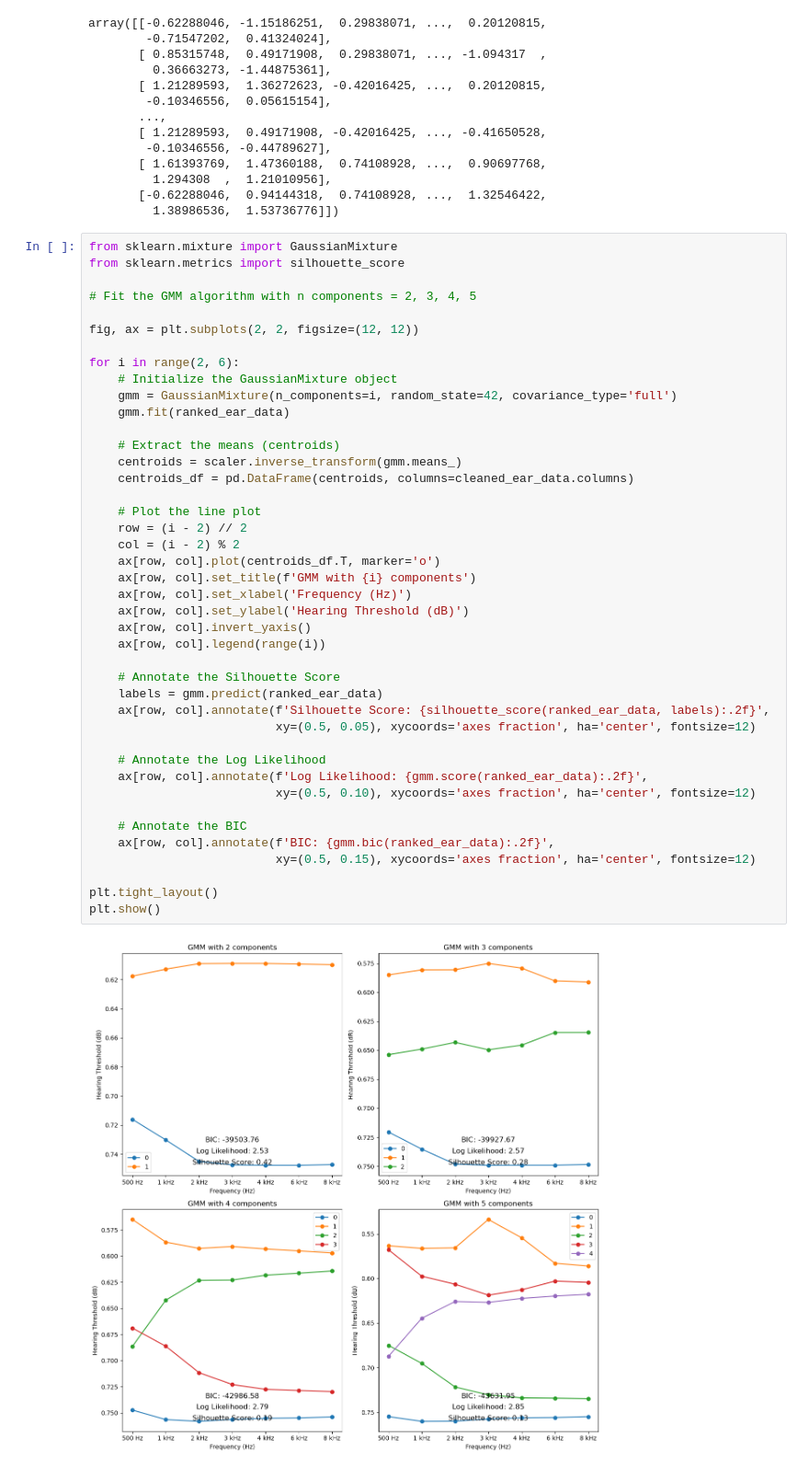
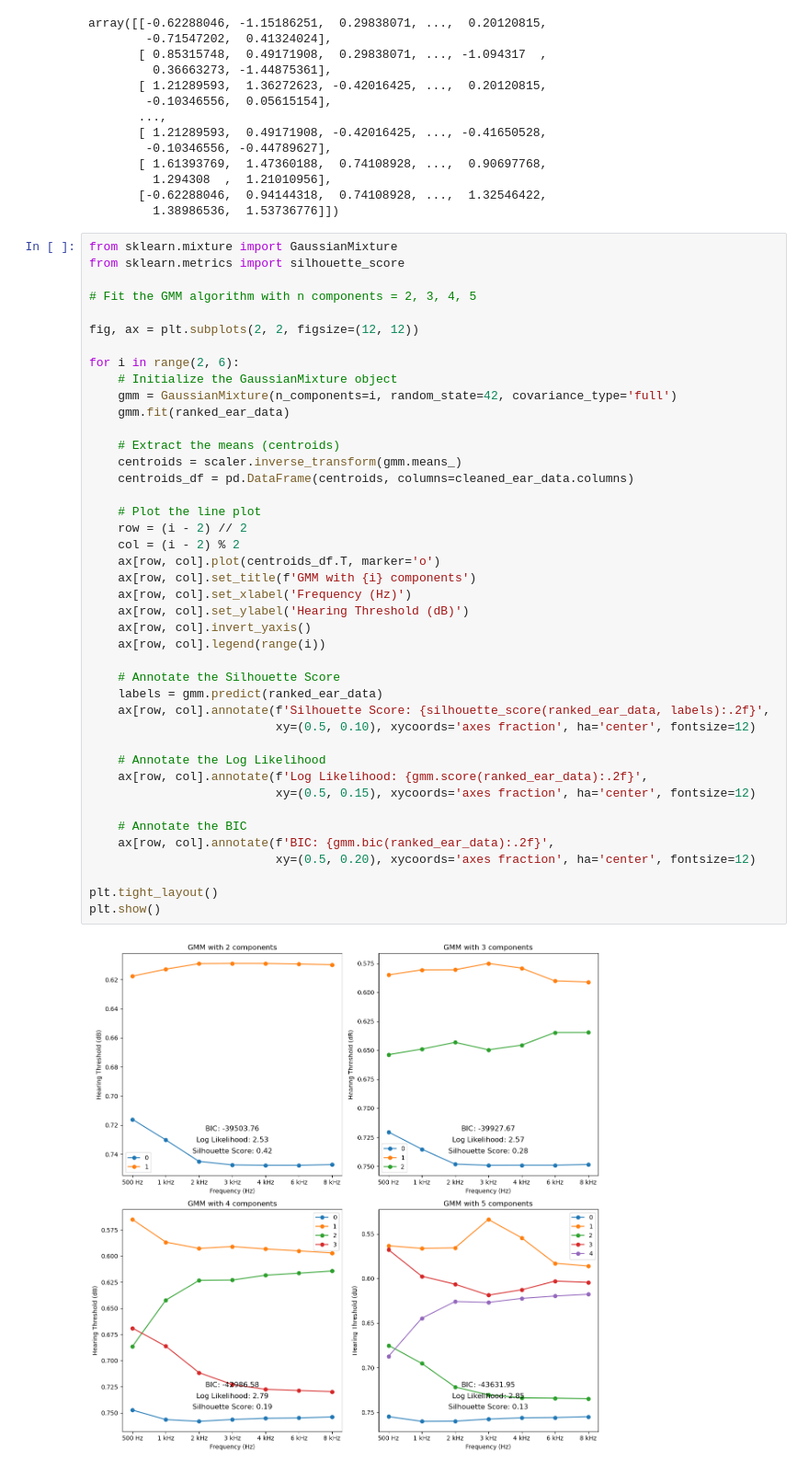
Before and after one commit to BruciiZ/hearing-clustering, a Jupyter notebook: code/GMM.ipynb, the cells around one changed output. Shown at 92% size. Saved outputs shown, nothing was run; the diff lists cells and outputs as text.

```diff
--- a/code/GMM.ipynb
+++ b/code/GMM.ipynb
@@ -201,34 +201,34 @@ for i in range(2, 6):
     gmm = GaussianMixture(n_components=i, random_state=42, covariance_type='full')
     gmm.fit(ranked_ear_data)
 
     # Extract the means (centroids)
     centroids = scaler.inverse_transform(gmm.means_)
     centroids_df = pd.DataFrame(centroids, columns=cleaned_ear_data.columns)
 
     # Plot the line plot
     row = (i - 2) // 2
     col = (i - 2) % 2
     ax[row, col].plot(centroids_df.T, marker='o')
     ax[row, col].set_title(f'GMM with {i} components')
     ax[row, col].set_xlabel('Frequency (Hz)')
     ax[row, col].set_ylabel('Hearing Threshold (dB)')
     ax[row, col].invert_yaxis()
     ax[row, col].legend(range(i))
 
     # Annotate the Silhouette Score
     labels = gmm.predict(ranked_ear_data)
     ax[row, col].annotate(f'Silhouette Score: {silhouette_score(ranked_ear_data, labels):.2f}',
-                          xy=(0.5, 0.05), xycoords='axes fraction', ha='center', fontsize=12)
+                          xy=(0.5, 0.10), xycoords='axes fraction', ha='center', fontsize=12)
 
     # Annotate the Log Likelihood
     ax[row, col].annotate(f'Log Likelihood: {gmm.score(ranked_ear_data):.2f}',
-                          xy=(0.5, 0.10), xycoords='axes fraction', ha='center', fontsize=12)
+                          xy=(0.5, 0.15), xycoords='axes fraction', ha='center', fontsize=12)
 
     # Annotate the BIC
     ax[row, col].annotate(f'BIC: {gmm.bic(ranked_ear_data):.2f}',
-                          xy=(0.5, 0.15), xycoords='axes fraction', ha='center', fontsize=12)
+                          xy=(0.5, 0.20), xycoords='axes fraction', ha='center', fontsize=12)
 
 plt.tight_layout()
 plt.show()
 # %% [output]
-[figure, old version]
+[figure, new version]
```
Also changed, not shown: 11 other files.
